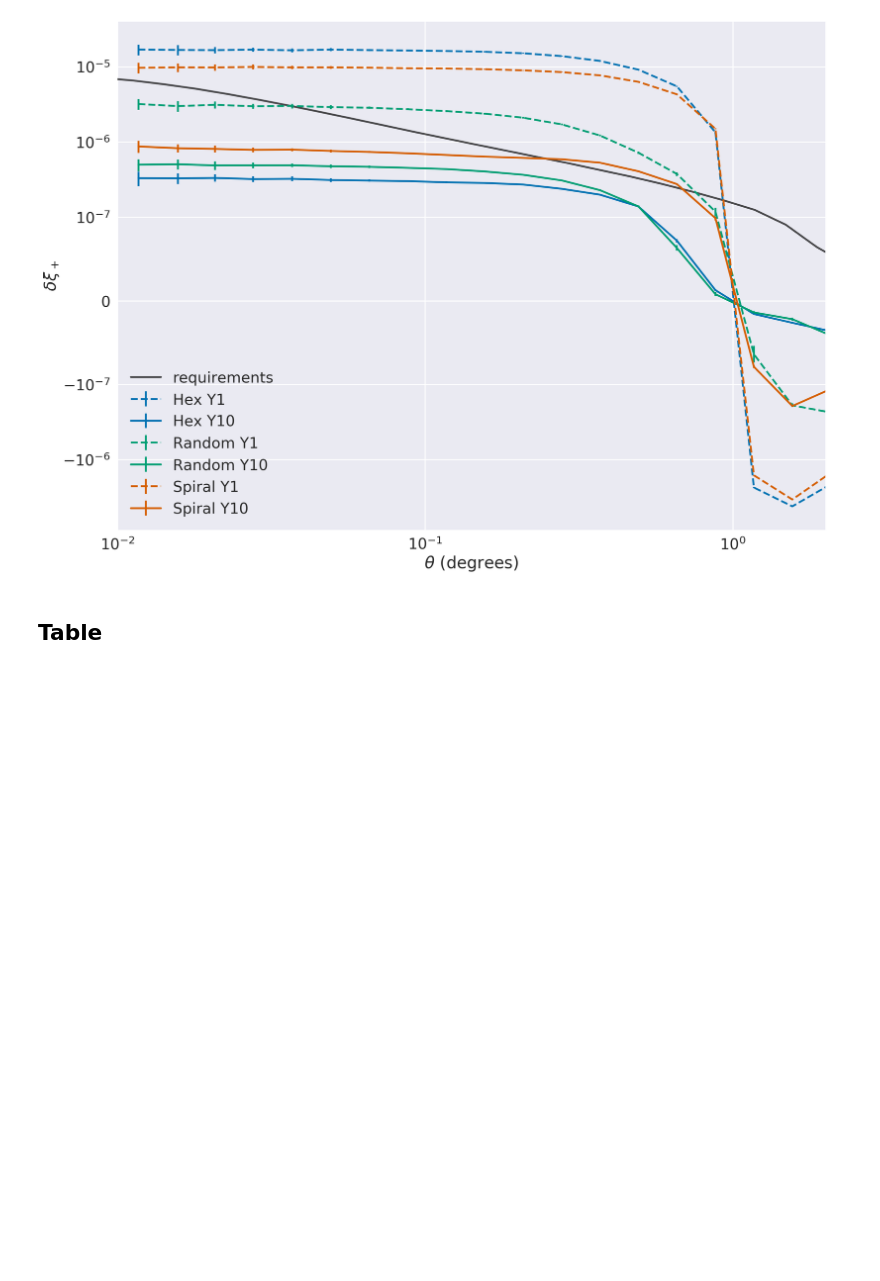
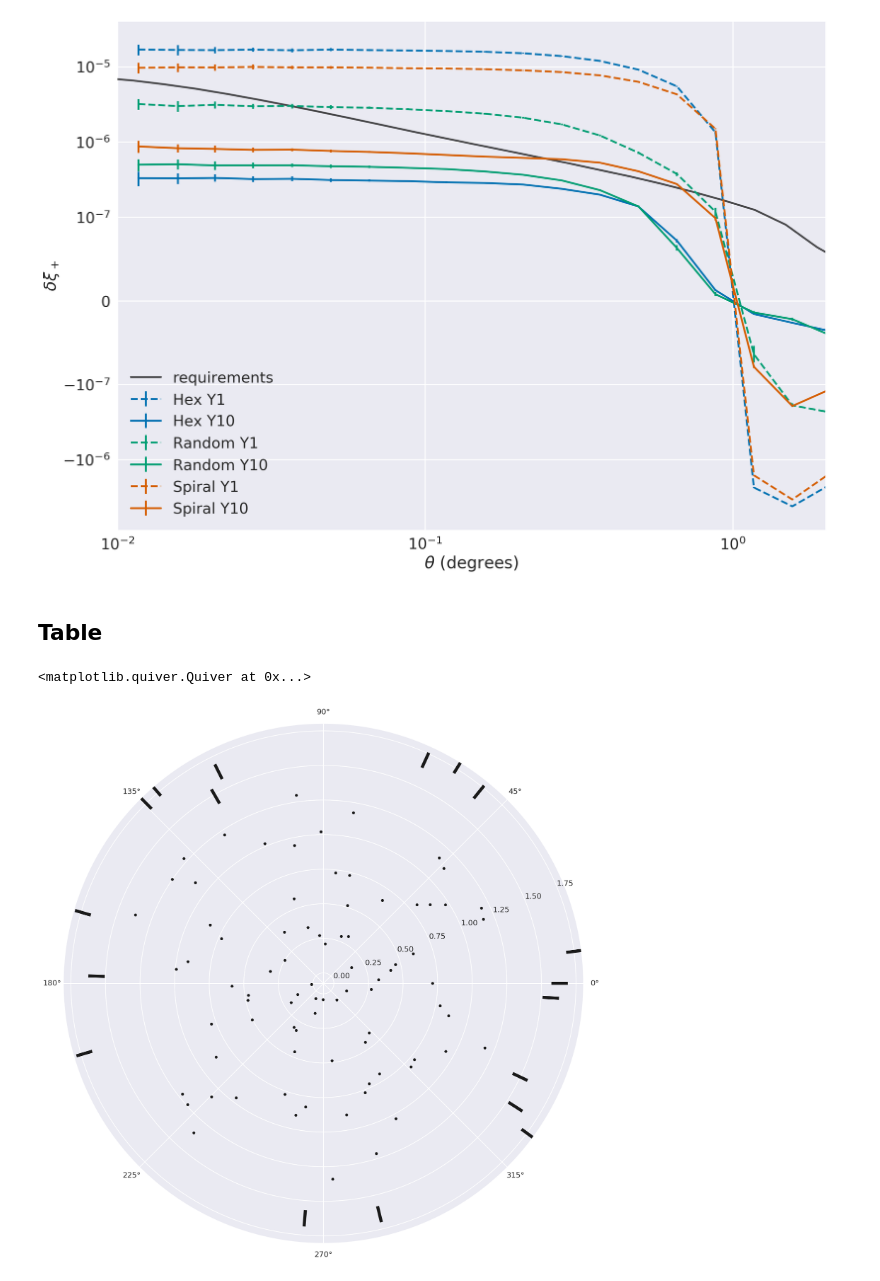
Before and after one commit to hsnee/lsstpsf, a Jupyter notebook: paper_plots.ipynb, the cells around one changed output. Saved outputs shown, nothing was run; the diff lists cells and outputs as text; code cells hidden in the pictures; blank space fills up the shorter version.

Commit message:
adding polar and mollweide plots

```diff
--- a/paper_plots.ipynb
+++ b/paper_plots.ipynb
@@ -4,7 +4,7 @@ import seaborn as sns;sns.set_style('darkgrid')
 import pandas as pd
 %config InlineBackend.figure_format = 'retina'
 matplotlib.rcParams['figure.figsize'] = 19,14
-sns.set_context('poster',font_scale=1.4)
+sns.set_context('poster')
 # %% [output]
 Populating the interactive namespace from numpy and matplotlib
 # %%
@@ -82,0 +81,20 @@ df
+# %%
+r = np.random.uniform(0,1.75,100)
+theta = np.linspace(0,2*np.pi,100)
+#theta, r = np.meshgrid(thetas, radii)
+U = dr * cos(theta) - dt * sin (theta)
+V = dr * sin(theta) + dt * cos(theta)
+
+dr = 1
+dt = 0
+
+U[r<1.4]=0
+V[r<1.4]=0
+
+
+f = plt.figure()
+ax = f.add_subplot(111, polar=True)
+ax.quiver(theta, r, U, V, headlength=0,headaxislength=0, scale=3, scale_units='inches')
+# %% [output]
+<matplotlib.quiver.Quiver at 0x...>
+[figure, added]
```
Also changed, not shown: parts of 6 cells of this notebook.
